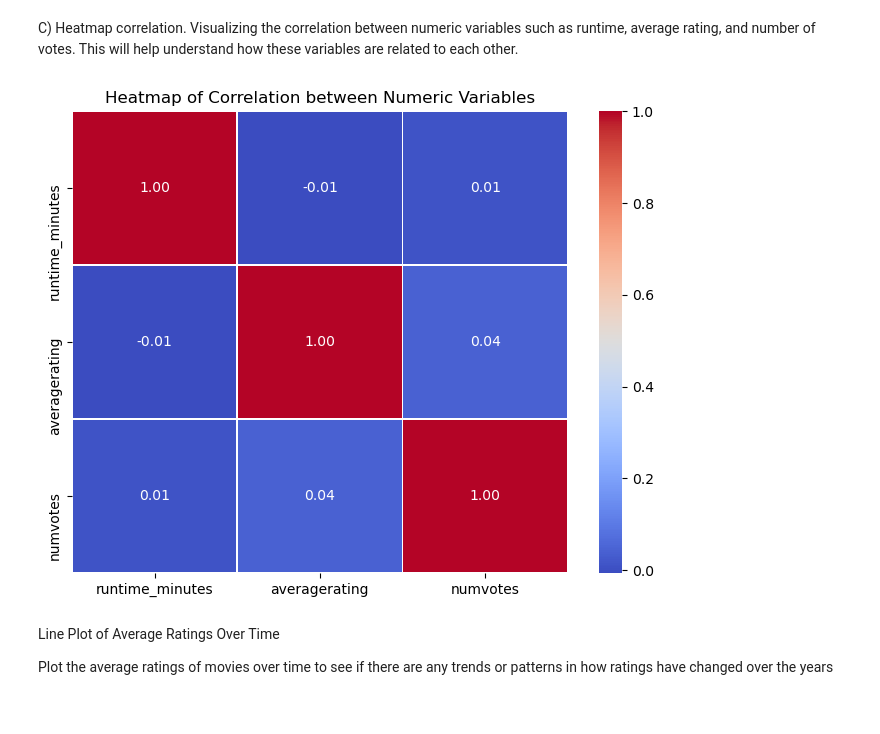
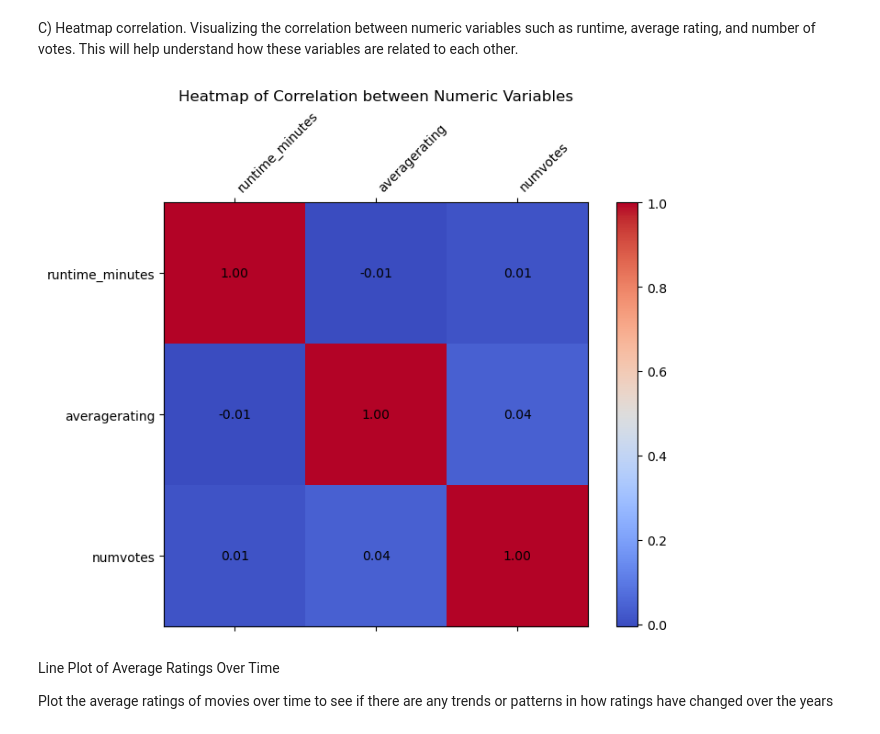
Before and after one commit to Jodhiamboapiyo/Investment-Insights-for-Microsoft-A-Comprehensive-Analysis-of-the-Movie-Studio-Market, a Jupyter notebook: student.ipynb, the cells around one changed output. Cells and saved outputs as stored; diff of their text form; code cells hidden in the pictures.

Commit message:
Heatmap commit

```diff
--- a/student.ipynb
+++ b/student.ipynb
@@ -618,20 +615,38 @@ plt.show()
 C) Heatmap correlation.
  Visualizing the correlation between numeric variables such as runtime, average rating, and number of votes. This will help understand how these variables are related to each other.
 # %%
+
+
 # Extracting numerical columns for correlation analysis
 numeric_columns = ['runtime_minutes', 'averagerating', 'numvotes']
 numeric_data = merged_df_sql[numeric_columns]
 
 # Calculating the correlation matrix
 correlation_matrix = numeric_data.corr()
 
-# Creating a heatmap
-plt.figure(figsize=(8, 6))
-sns.heatmap(correlation_matrix, annot=True, cmap='coolwarm', fmt=".2f", linewidths=0.5)
+# Plotting the heatmap using Matplotlib
+fig, ax = plt.subplots(figsize=(8, 6))
+
+cax = ax.matshow(correlation_matrix, cmap='coolwarm')
+fig.colorbar(cax)
+
+# Setting ticks
+ticks = np.arange(len(numeric_columns))
+ax.set_xticks(ticks)
+ax.set_yticks(ticks)
+
+# Labelling ticks
+ax.set_xticklabels(numeric_columns, rotation=45, ha='left')
+ax.set_yticklabels(numeric_columns)
+
+# Annotating each cell in the heatmap
+for (i, j), val in np.ndenumerate(correlation_matrix.values):
+    ax.text(j, i, f'{val:.2f}', ha='center', va='center', color='black')
+
 plt.title('Heatmap of Correlation between Numeric Variables')
 plt.show()
 # %% [output]
-[figure, old version]
+[figure, new version]
 # %% [markdown]
 Line Plot of Average Ratings Over Time
 
```
Also changed, not shown: parts of 3 cells of this notebook.
